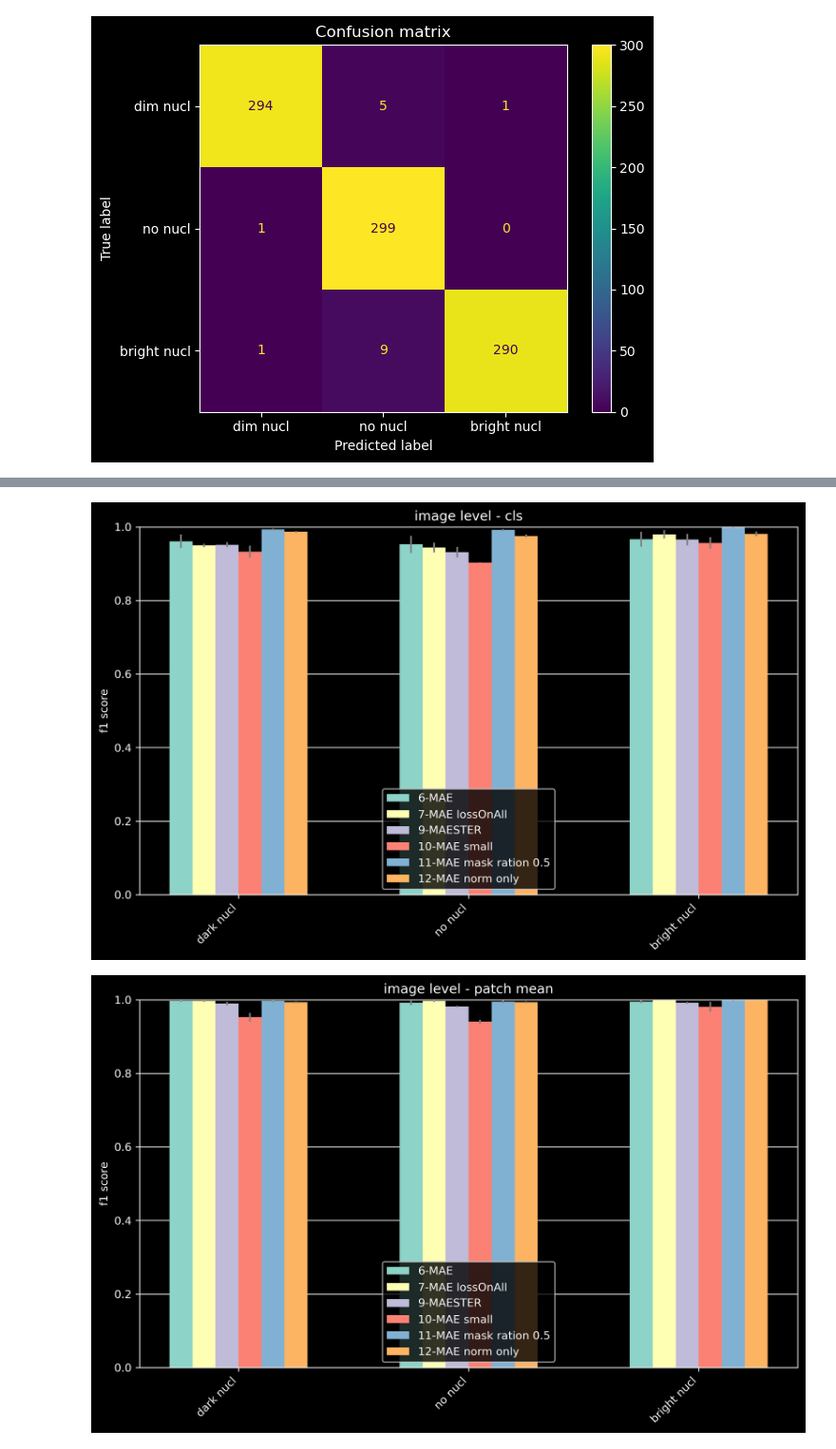
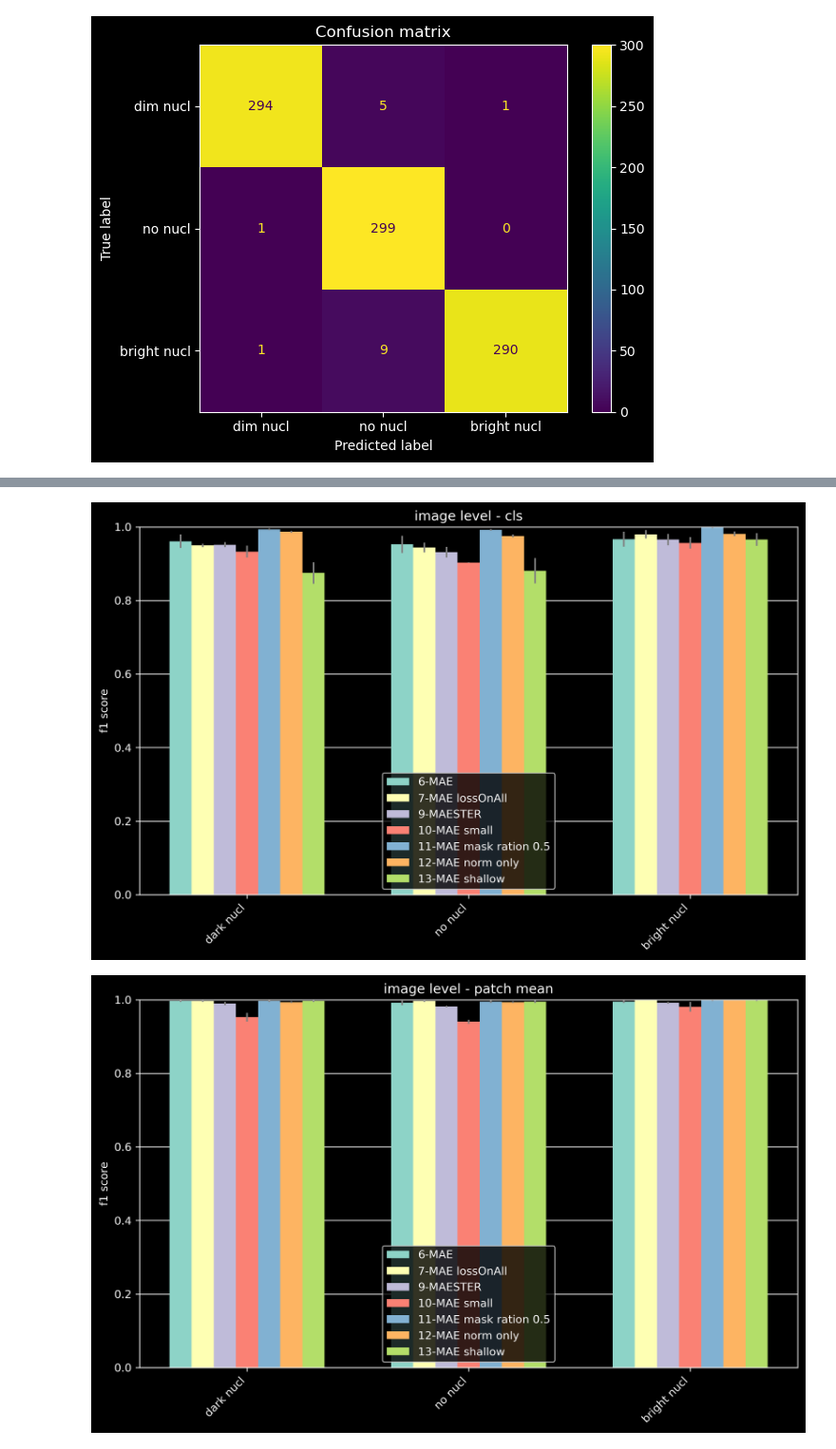
Before and after one commit to JonasHell/mae, a Jupyter notebook: run_evaluations.ipynb, the cells around one changed output, grey strips where cells are left out. Shown at 95% size. Drawn from its saved outputs; the diff is of its cells as text; code cells hidden in the pictures.

Commit message:
add results of shallow MAE

```diff
--- a/run_evaluations.ipynb
+++ b/run_evaluations.ipynb
@@ -1283,0 +1410,34 @@ plot_confusion_matrix(
+# %%
+# cls tokens: accumulate over kfolds
+embeds = cls_embeddings
+preds = np.zeros((900,))
+probas = np.zeros((900, 3))
+k_folds = 3
+metrics: list[dict[str, float | list[int] | list[float]]] = []
+kf = StratifiedKFold(n_splits=k_folds, shuffle=True, random_state=0)
+for i, (train_idcs, test_idcs) in enumerate(
+    kf.split(embeds, labels)  # pyright: ignore [reportUnknownMemberType]
+):
+    _, clf_probas, clf_preds = evaluate_by_classifier_probe(
+        clf=LogisticRegression(
+            random_state=0,
+            class_weight="balanced",
+        ),
+        embeddings=embeds,  # pyright: ignore [reportArgumentType]
+        labels=labels,
+        train_idcs=train_idcs,
+        test_idcs=test_idcs,
+    )
+    probas[test_idcs] = clf_probas
+    preds[test_idcs] = clf_preds
+metrics = get_metrics(
+    labels=labels, probas=probas, preds=preds
+)
+print(metrics["f1_per_class"])
+cm = confusion_matrix(labels, preds)
+plot_confusion_matrix(
+    confusion_matrix=cm,
+    display_labels=nucl_type_display_labels,
+    plt_style="dark_background",
+    show=True,
+)
@@ -1289,6 +1452,7 @@ names = [
     "10-MAE small",
     "11-MAE mask ration 0.5",
     "12-MAE norm only",
+    "13-MAE shallow",
 ]
 f1_cls = [
     [0.9611163954891294, 0.9525541056664374, 0.9666606048359938],
@@ -1297,6 +1461,7 @@ f1_cls = [
     [0.9330138598955804, 0.9032203256293525, 0.9565982426455308],
     [0.9932829128809028, 0.9917409651412902, 0.9983249581239532],
     [0.9865817301229075, 0.9755300494181413, 0.9813519813519814],
+    [0.8746653868714338, 0.8810490418531348, 0.9658621772179249],
 ]
 f1_cls_std = [
     [0.0185756827138976, 0.023536185906572655, 0.020261864884985836],
@@ -1305,6 +1470,7 @@ f1_cls_std = [
     [0.016325425517219484, 0.0007283283827049738, 0.01547119504039674],
     [0.0023927948875236047, 0.0023220753696420607, 0.0023688669386484106],
     [0.002348917429562576, 0.004002831031241726, 0.006438644338076203],
+    [0.029184830883368085, 0.03411488997706762, 0.017026862742470953],
 ]
 f1_mean = [
     [0.9966499162479062, 0.9917735615926125, 0.9949579547569497],
@@ -1313,6 +1479,7 @@ f1_mean = [
     [0.9527465092666757, 0.9404712913269234, 0.9811590059747023],
     [0.9966499162479062, 0.9950412951742935, 0.9983249581239532],
     [0.9932829128809028, 0.9933829203815904, 1.0],
+    [0.9966499162479062, 0.9950412951742935, 0.9983249581239532],
 ]
 f1_mean_std = [
     [0.0023688669386484106, 0.00614832312571691, 0.004123737460945132],
@@ -1321,6 +1488,7 @@ f1_mean_std = [
     [0.011765770972593834, 0.005528029393472753, 0.013008705377228534],
     [0.0023688669386484106, 0.004042078956547724, 0.0023688669386484106],
     [0.0023927948875236047, 0.0023220753696420607, 0.0],
+    [0.0023688669386484106, 0.004042078956547724, 0.0023688669386484106],
 ]
 f1_max = [
     [1.0, 1.0, 1.0],
@@ -1329,6 +1497,7 @@ f1_max = [
     [0.9898471951594708, 0.9885053474618752, 0.9983249581239532],
     [1.0, 1.0, 1.0],
     [0.9983249581239532, 0.9983416252072969, 1.0],
+    [1.0, 1.0, 1.0],
 ]
 f1_max_std = [
     [0.0, 0.0, 0.0],
@@ -1337,6 +1506,7 @@ f1_max_std = [
     [0.007251633485658368, 0.0060791410878207885, 0.0023688669386484106],
     [0.0, 0.0, 0.0],
     [0.0023688669386484106, 0.0023452961233384555, 0.0],
+    [0.0, 0.0, 0.0],
 ]
 f1_cls_accum = [
     [0.961082910321489, 0.9525368248772504, 0.9665551839464883],
@@ -1345,6 +1515,7 @@ f1_cls_accum = [
     [0.9333333333333333, 0.9032258064516129, 0.9568221070811744],
     [0.9932885906040269, 0.9917355371900827, 0.998330550918197],
     [0.9865771812080537, 0.9755301794453507, 0.9813874788494078],
+    [0.8747795414462081, 0.8806201550387597, 0.9659863945578231],
 ]
 # %%
 # image level f1
@@ -1366,7 +1537,7 @@ for i in range(len(names)):
 
 
 plt.ylabel("f1 score")
-plt.xticks(x + 2.5 * width, x_labels, rotation=45, ha="right")
+plt.xticks(x + 3 * width, x_labels, rotation=45, ha="right")
 plt.grid(axis="y")
 plt.gca().set_axisbelow(True)
 plt.ylim(0, 1)
@@ -1374,36 +1545,36 @@ plt.title("image level - cls")
 plt.legend(loc="lower center")
 plt.show()
 # %% [output]
-[figure, old version]
+[figure, new version]
 # %%
 # image level f1
 plt.style.use("dark_background")
 plt.figure(dpi=300, figsize=(16 / 1.5, 9 / 1.5))
 x_labels = ["dark nucl", "no nucl", "bright nucl"]
 x = np.arange(len(x_labels))
 width = 0.1
 
 for i in range(len(names)):
     plt.bar(
         x + i * width,
         f1_mean[i],
         width,
         yerr=f1_mean_std[i],
         label=names[i],
         error_kw=dict(ecolor="gray"),
     )
 
 
 plt.ylabel("f1 score")
-plt.xticks(x + 2.5 * width, x_labels, rotation=45, ha="right")
+plt.xticks(x + 3 * width, x_labels, rotation=45, ha="right")
 plt.grid(axis="y")
 plt.gca().set_axisbelow(True)
 plt.ylim(0, 1)
 plt.title("image level - patch mean")
 plt.legend(loc="lower center")
 plt.show()
 # %% [output]
-[figure, old version]
+[figure, new version]
 # %%
 # image level f1
 plt.style.use("dark_background")
```
Also changed, not shown: parts of 10 cells of this notebook.
